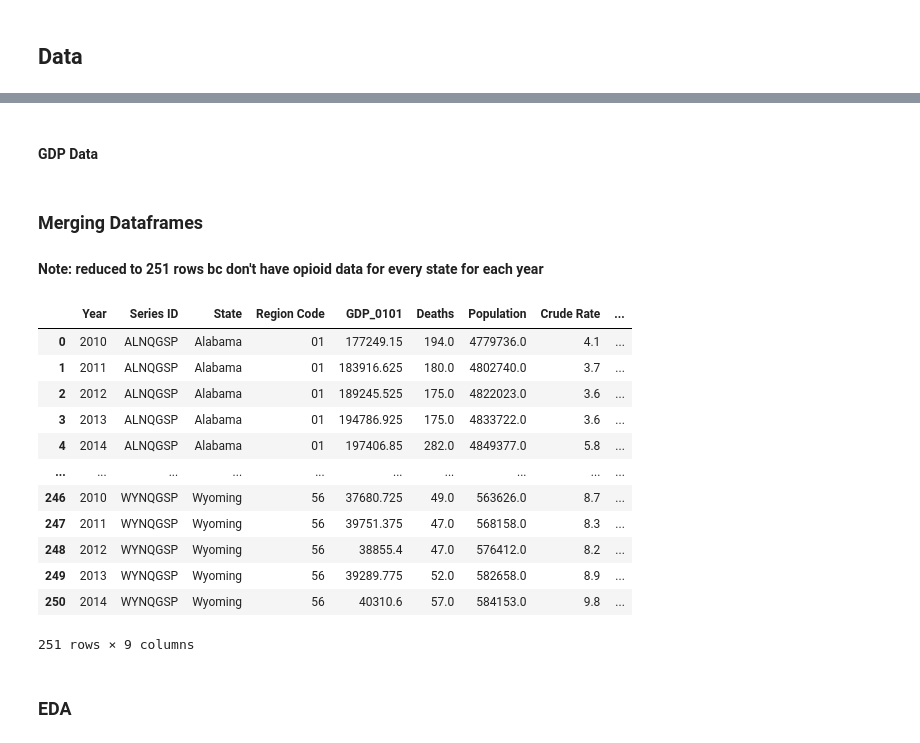
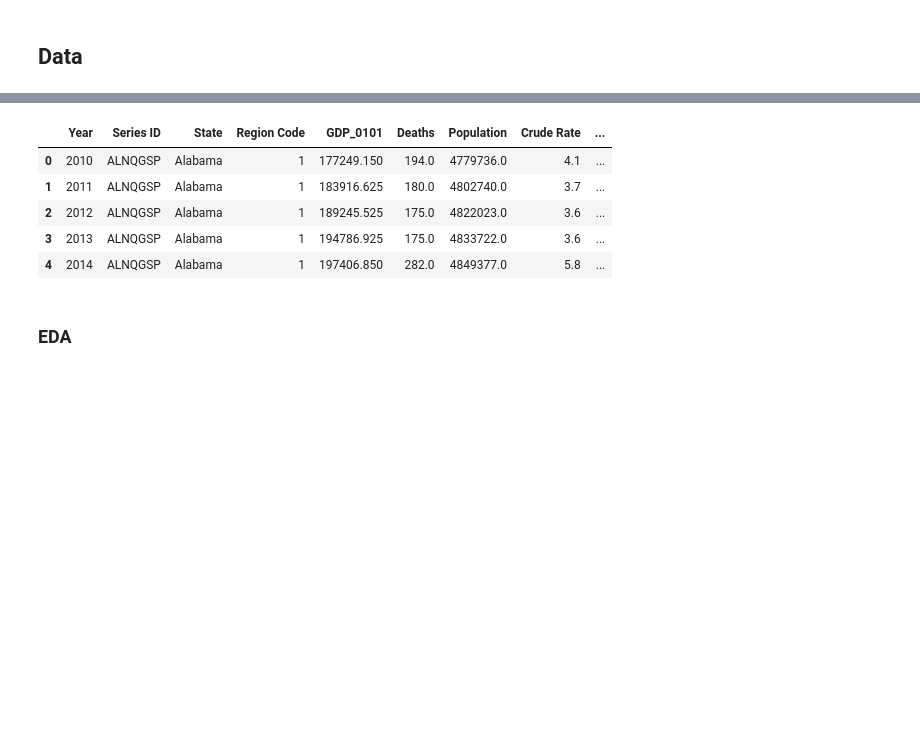
Before and after one commit to UCB-stat-159-s23/project-Group15, a Jupyter notebook: main.ipynb, the cells around one changed output, grey strips where cells are left out. Cells and saved outputs as stored; diff of their text form; code cells hidden in the pictures; blank space fills up the shorter version.

```diff
--- a/main.ipynb
+++ b/main.ipynb
@@ -61,2 +26,0 @@ opioid_annual = opioid_range.groupby(['Year', 'State'],as_index=False).mean()
-# %% [markdown]
-#### GDP Data
@@ -77,24 +27,13 @@ gdp_annual=pd.concat([years,region_info,years_gdp], axis=1, join='inner')
-# %% [markdown]
-### Merging Dataframes
-#### Note: reduced to 251 rows bc don't have opioid data for every state for each year
-# %%
-# merge datasets by year and state
-gdp_opioid = pd.merge(gdp_annual, opioid_annual, on=['Year','State'])
-gdp_opioid
-# %% [output]
-|  | Year | Series ID | State | Region Code | GDP_0101 | Deaths | Population | Crude Rate | ... |
-| 0 | 2010 | ALNQGSP | Alabama | 01 | 177249.15 | 194.0 | 4779736.0 | 4.1 | ... |
-| 1 | 2011 | ALNQGSP | Alabama | 01 | 183916.625 | 180.0 | 4802740.0 | 3.7 | ... |
-| 2 | 2012 | ALNQGSP | Alabama | 01 | 189245.525 | 175.0 | 4822023.0 | 3.6 | ... |
-| 3 | 2013 | ALNQGSP | Alabama | 01 | 194786.925 | 175.0 | 4833722.0 | 3.6 | ... |
-| 4 | 2014 | ALNQGSP | Alabama | 01 | 197406.85 | 282.0 | 4849377.0 | 5.8 | ... |
-| ... | ... | ... | ... | ... | ... | ... | ... | ... | ... |
-| 246 | 2010 | WYNQGSP | Wyoming | 56 | 37680.725 | 49.0 | 563626.0 | 8.7 | ... |
-| 247 | 2011 | WYNQGSP | Wyoming | 56 | 39751.375 | 47.0 | 568158.0 | 8.3 | ... |
-| 248 | 2012 | WYNQGSP | Wyoming | 56 | 38855.4 | 47.0 | 576412.0 | 8.2 | ... |
-| 249 | 2013 | WYNQGSP | Wyoming | 56 | 39289.775 | 52.0 | 582658.0 | 8.9 | ... |
-| 250 | 2014 | WYNQGSP | Wyoming | 56 | 40310.6 | 57.0 | 584153.0 | 9.8 | ... |
-251 rows × 9 columns
+# %%
+opioid = pd.read_csv('data/gdp_opioid.csv')
+opioid.head()
+# %% [output]
+|  | Year | Series ID | State | Region Code | GDP_0101 | Deaths | Population | Crude Rate | ... |
+| 0 | 2010 | ALNQGSP | Alabama | 1 | 177249.150 | 194.0 | 4779736.0 | 4.1 | ... |
+| 1 | 2011 | ALNQGSP | Alabama | 1 | 183916.625 | 180.0 | 4802740.0 | 3.7 | ... |
+| 2 | 2012 | ALNQGSP | Alabama | 1 | 189245.525 | 175.0 | 4822023.0 | 3.6 | ... |
+| 3 | 2013 | ALNQGSP | Alabama | 1 | 194786.925 | 175.0 | 4833722.0 | 3.6 | ... |
+| 4 | 2014 | ALNQGSP | Alabama | 1 | 197406.850 | 282.0 | 4849377.0 | 5.8 | ... |
 # %% [markdown]
 ### EDA
 # %% [markdown]
```
Also changed, not shown: parts of 18 cells of this notebook, 2 other files.
